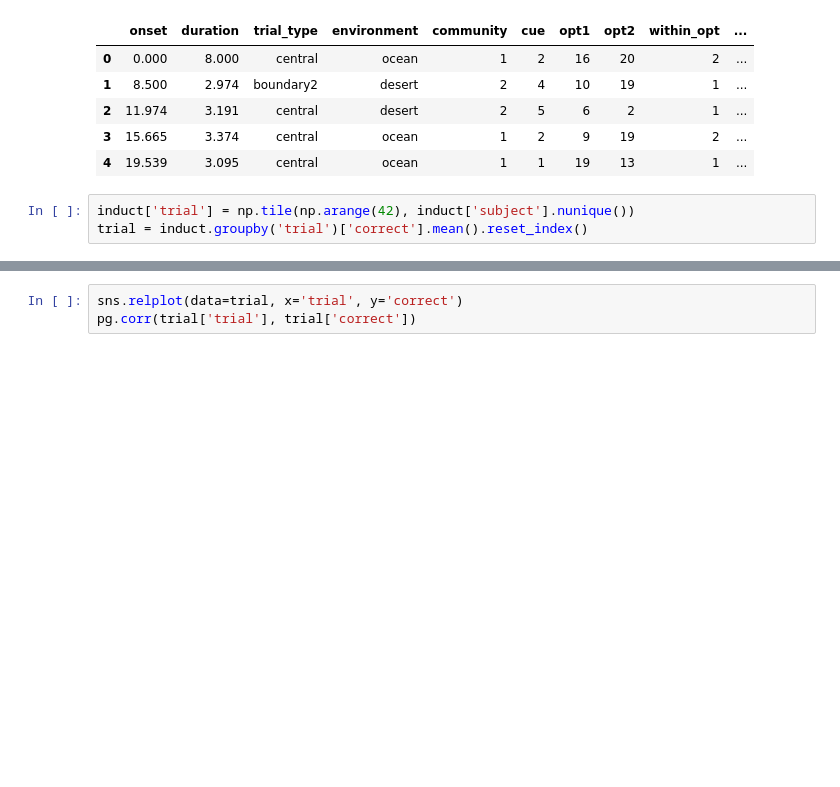
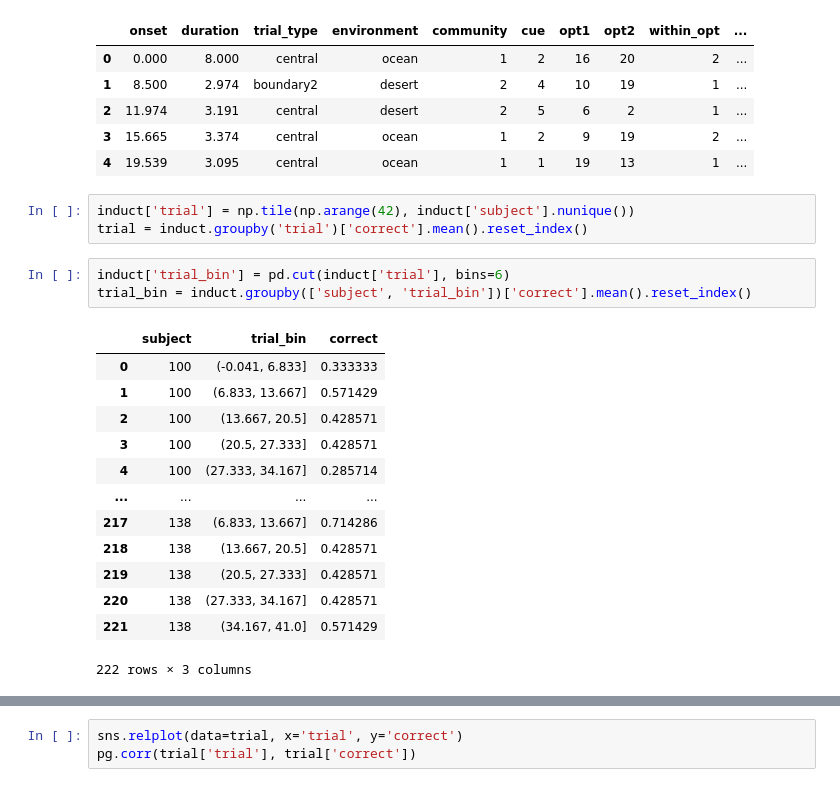
Before and after one commit to prestonlab/tesser, a Jupyter notebook: jupyter/plot_beh_induct.ipynb, the cells around one changed output, grey strips where cells are left out. Drawn from its saved outputs; the diff is of its cells as text; blank space fills up the shorter version.

```diff
--- a/jupyter/plot_beh_induct.ipynb
+++ b/jupyter/plot_beh_induct.ipynb
@@ -31,3 +31,20 @@ induct.head()
 # %%
 induct['trial'] = np.tile(np.arange(42), induct['subject'].nunique())
 trial = induct.groupby('trial')['correct'].mean().reset_index()
+# %%
+induct['trial_bin'] = pd.cut(induct['trial'], bins=6)
+trial_bin = induct.groupby(['subject', 'trial_bin'])['correct'].mean().reset_index()
+# %% [output]
+|  | subject | trial_bin | correct |
+| 0 | 100 | (-0.041, 6.833] | 0.333333 |
+| 1 | 100 | (6.833, 13.667] | 0.571429 |
+| 2 | 100 | (13.667, 20.5] | 0.428571 |
+| 3 | 100 | (20.5, 27.333] | 0.428571 |
+| 4 | 100 | (27.333, 34.167] | 0.285714 |
+| ... | ... | ... | ... |
+| 217 | 138 | (6.833, 13.667] | 0.714286 |
+| 218 | 138 | (13.667, 20.5] | 0.428571 |
+| 219 | 138 | (20.5, 27.333] | 0.428571 |
+| 220 | 138 | (27.333, 34.167] | 0.428571 |
+| 221 | 138 | (34.167, 41.0] | 0.571429 |
+222 rows × 3 columns
```
Also changed, not shown: parts of 2 cells of this notebook.
